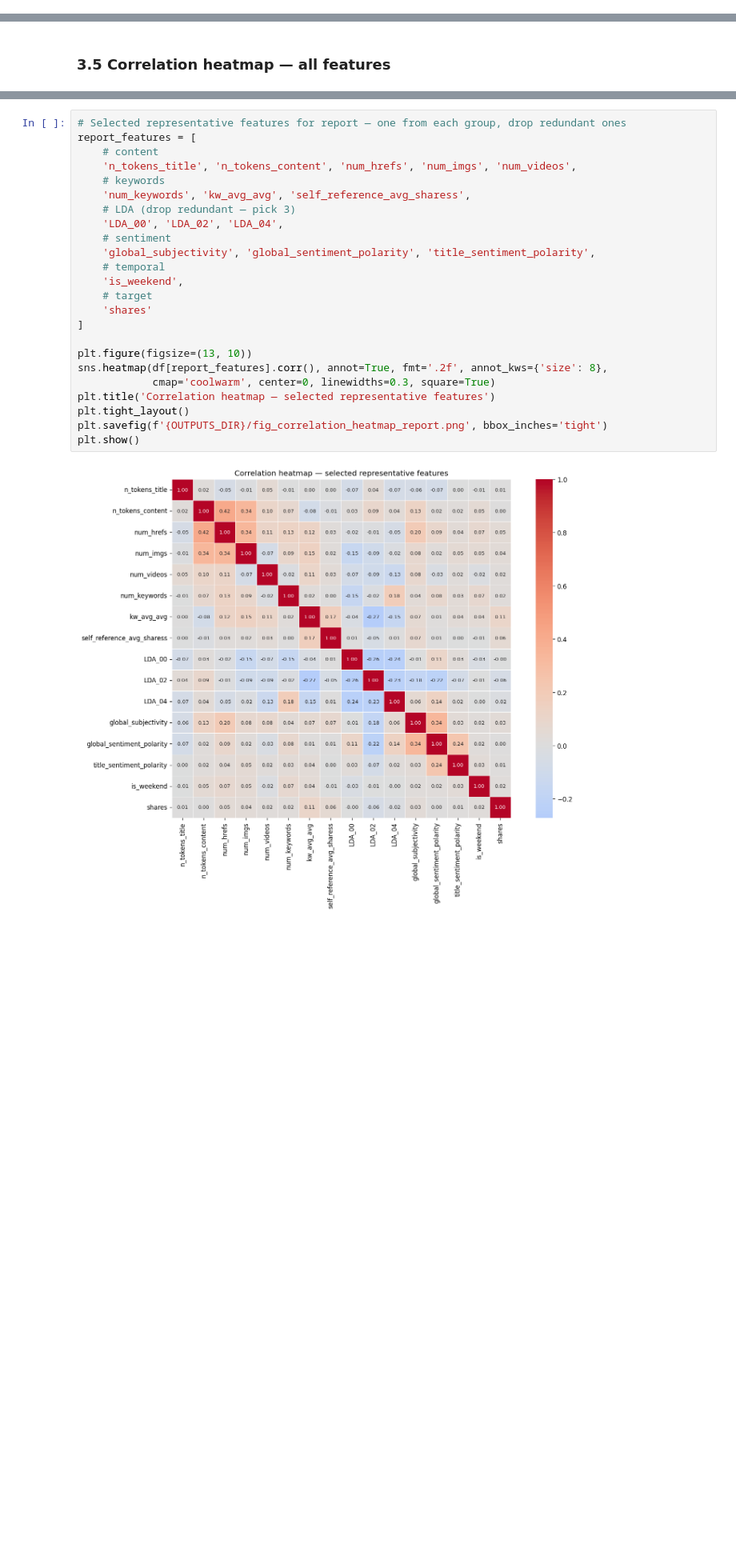
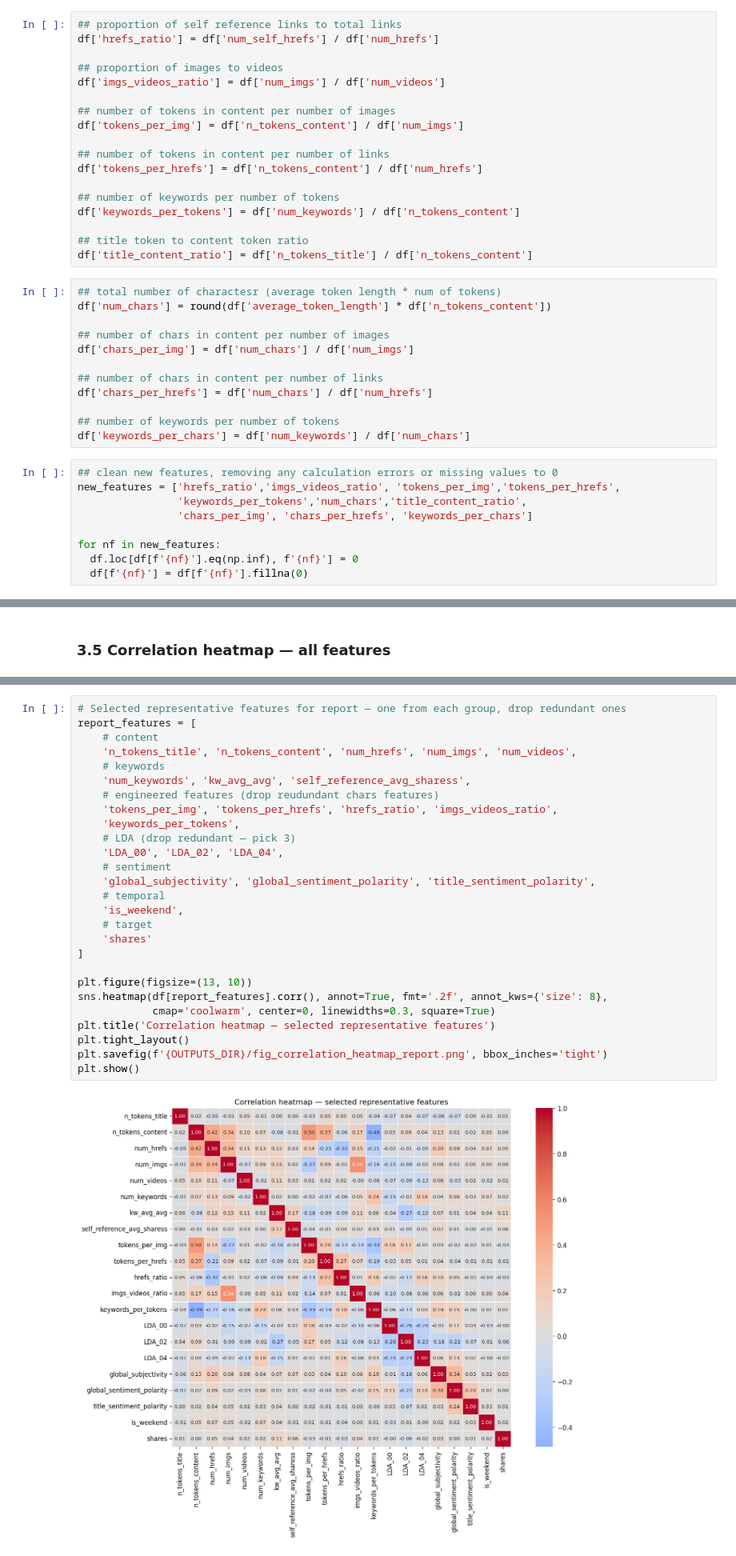
Before and after one commit to yh6384-design/ML_Online_News_Popularity, a Jupyter notebook: NB1_EDA_Preprocessing.ipynb, the cells around one changed output, grey strips where cells are left out. Shown at 80% size. Saved outputs shown, nothing was run; the diff lists cells and outputs as text; blank space fills up the shorter version.

```diff
--- a/NB1_EDA_Preprocessing.ipynb
+++ b/NB1_EDA_Preprocessing.ipynb
@@ -136,0 +133,39 @@ None — dataset is complete.
+# %%
+## proportion of self reference links to total links
+df['hrefs_ratio'] = df['num_self_hrefs'] / df['num_hrefs']
+
+## proportion of images to videos
+df['imgs_videos_ratio'] = df['num_imgs'] / df['num_videos']
+
+## number of tokens in content per number of images
+df['tokens_per_img'] = df['n_tokens_content'] / df['num_imgs']
+
+## number of tokens in content per number of links
+df['tokens_per_hrefs'] = df['n_tokens_content'] / df['num_hrefs']
+
+## number of keywords per number of tokens
+df['keywords_per_tokens'] = df['num_keywords'] / df['n_tokens_content']
+
+## title token to content token ratio
+df['title_content_ratio'] = df['n_tokens_title'] / df['n_tokens_content']
+# %%
+## total number of charactesr (average token length * num of tokens)
+df['num_chars'] = round(df['average_token_length'] * df['n_tokens_content'])
+
+## number of chars in content per number of images
+df['chars_per_img'] = df['num_chars'] / df['num_imgs']
+
+## number of chars in content per number of links
+df['chars_per_hrefs'] = df['num_chars'] / df['num_hrefs']
+
+## number of keywords per number of tokens
+df['keywords_per_chars'] = df['num_keywords'] / df['num_chars']
+# %%
+## clean new features, removing any calculation errors or missing values to 0
+new_features = ['hrefs_ratio','imgs_videos_ratio', 'tokens_per_img','tokens_per_hrefs',
+                'keywords_per_tokens','num_chars','title_content_ratio',
+                'chars_per_img', 'chars_per_hrefs', 'keywords_per_chars']
+
+for nf in new_features:
+  df.loc[df[f'{nf}'].eq(np.inf), f'{nf}'] = 0
+  df[f'{nf}'] = df[f'{nf}'].fillna(0)
@@ -347,29 +394,32 @@ dtype: float64
 # %%
 # Selected representative features for report — one from each group, drop redundant ones
 report_features = [
     # content
     'n_tokens_title', 'n_tokens_content', 'num_hrefs', 'num_imgs', 'num_videos',
     # keywords
     'num_keywords', 'kw_avg_avg', 'self_reference_avg_sharess',
+    # engineered features (drop reudundant chars features)
+    'tokens_per_img', 'tokens_per_hrefs', 'hrefs_ratio', 'imgs_videos_ratio',
+    'keywords_per_tokens',
     # LDA (drop redundant — pick 3)
     'LDA_00', 'LDA_02', 'LDA_04',
     # sentiment
     'global_subjectivity', 'global_sentiment_polarity', 'title_sentiment_polarity',
     # temporal
     'is_weekend',
     # target
     'shares'
 ]
 
 plt.figure(figsize=(13, 10))
 sns.heatmap(df[report_features].corr(), annot=True, fmt='.2f', annot_kws={'size': 8},
             cmap='coolwarm', center=0, linewidths=0.3, square=True)
 plt.title('Correlation heatmap — selected representative features')
 plt.tight_layout()
 plt.savefig(f'{OUTPUTS_DIR}/fig_correlation_heatmap_report.png', bbox_inches='tight')
 plt.show()
 # %% [output]
-[figure, old version]
+[figure, new version]
 # %% [markdown]
 ## Correlation heatmap observations
 
```
Also changed, not shown: parts of 12 cells of this notebook.
